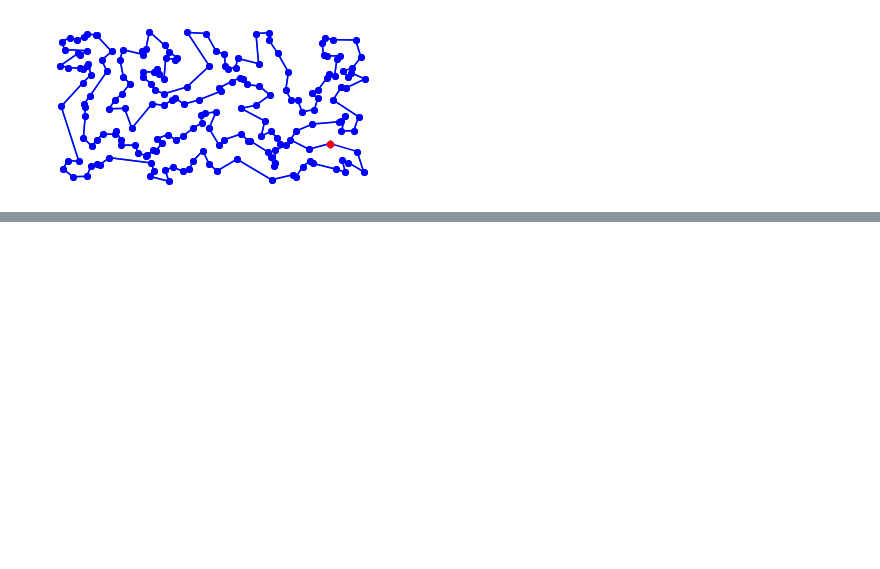
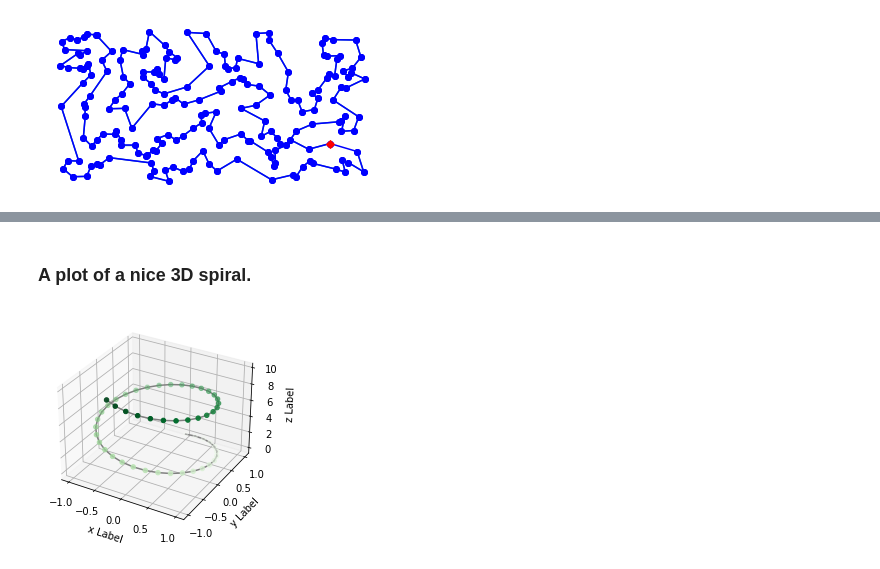
Before and after one commit to root-11/graph-theory, a Jupyter notebook: examples/generating and visualising graphs.ipynb, the cells around one changed output, grey strips where cells are left out. Drawn from its saved outputs; the diff is of its cells as text; code cells hidden in the pictures; blank space fills up the shorter version.

Commit message:
Added sample visualisations for 2d and 3d graphs.

```diff
--- a/examples/generating and visualising graphs.ipynb
+++ b/examples/generating and visualising graphs.ipynb
@@ -46,0 +48,9 @@ NameError: name 'plt' is not defined
+# %% [markdown]
+### A plot of a nice 3D spiral.
+# %%
+from tests.test_spatial_graph import spiral_graph
+g = spiral_graph()
+plt = g.plot()
+plt.show()
+# %% [output]
+[figure, added]
```
Also changed, not shown: parts of 8 cells of this notebook.
